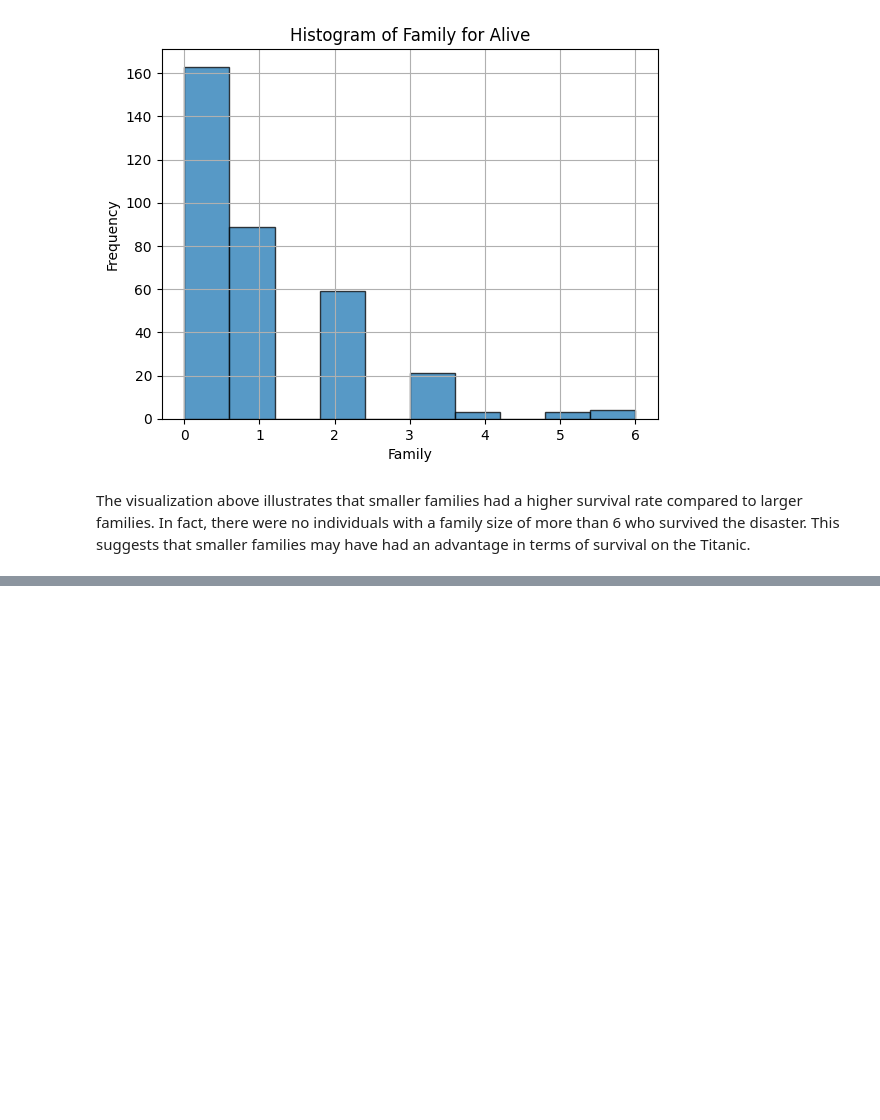
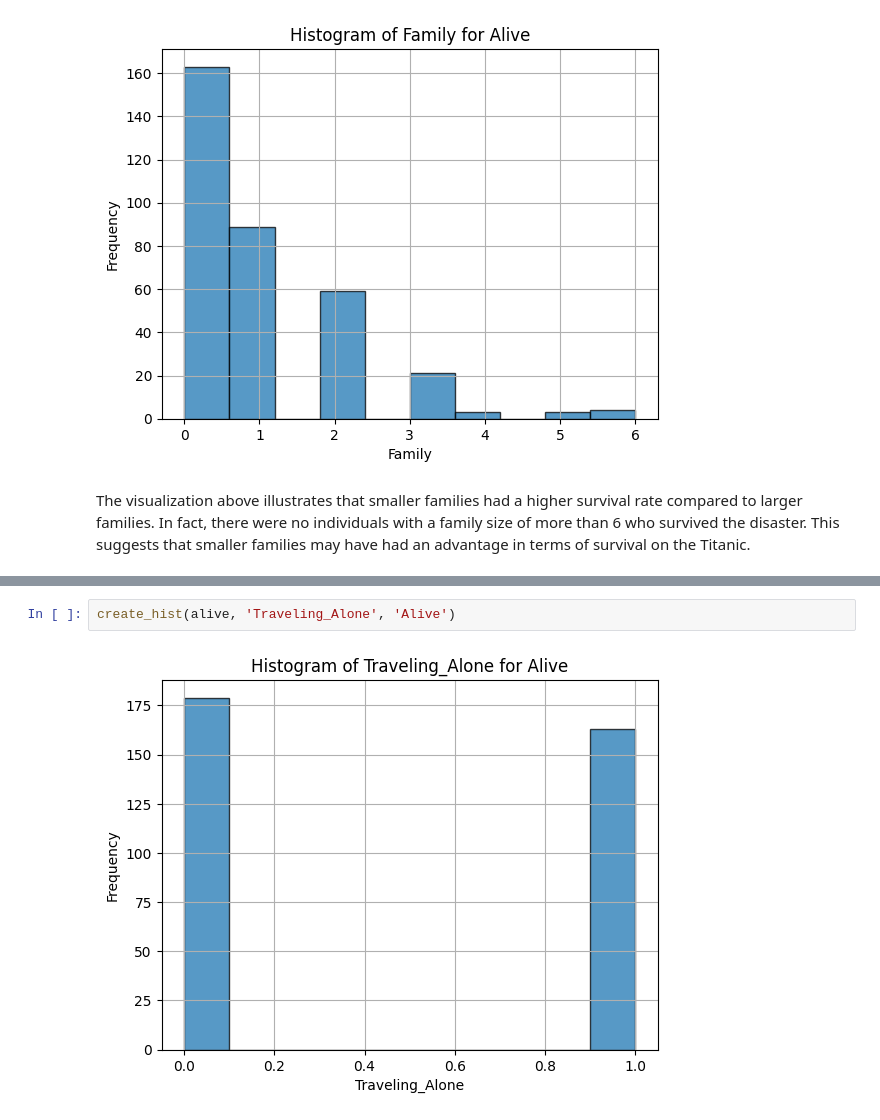
Before and after one commit to SeanMarcusJensen/Exam_DataScience, a Jupyter notebook: Notebook.ipynb, the cells around one changed output, grey strips where cells are left out. Drawn from its saved outputs; the diff is of its cells as text; blank space fills up the shorter version.

```diff
--- a/Notebook.ipynb
+++ b/Notebook.ipynb
@@ -297,0 +306,4 @@ The visualization above illustrates that smaller families had a higher survival
+# %%
+create_hist(alive, 'Traveling_Alone', 'Alive')
+# %% [output]
+[figure, added]
```
Also changed, not shown: parts of 6 cells of this notebook.
